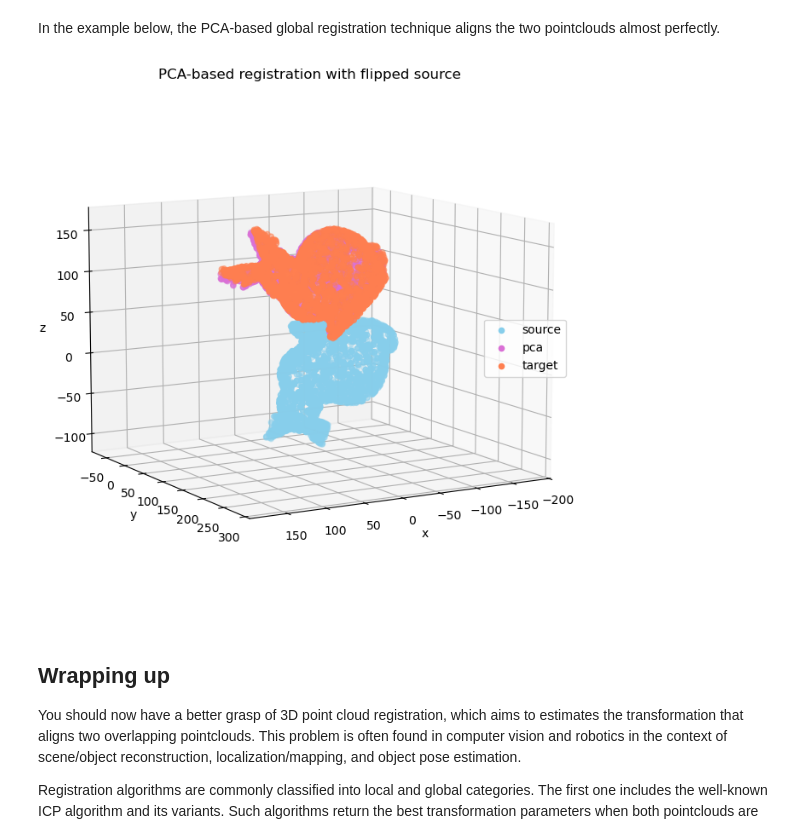
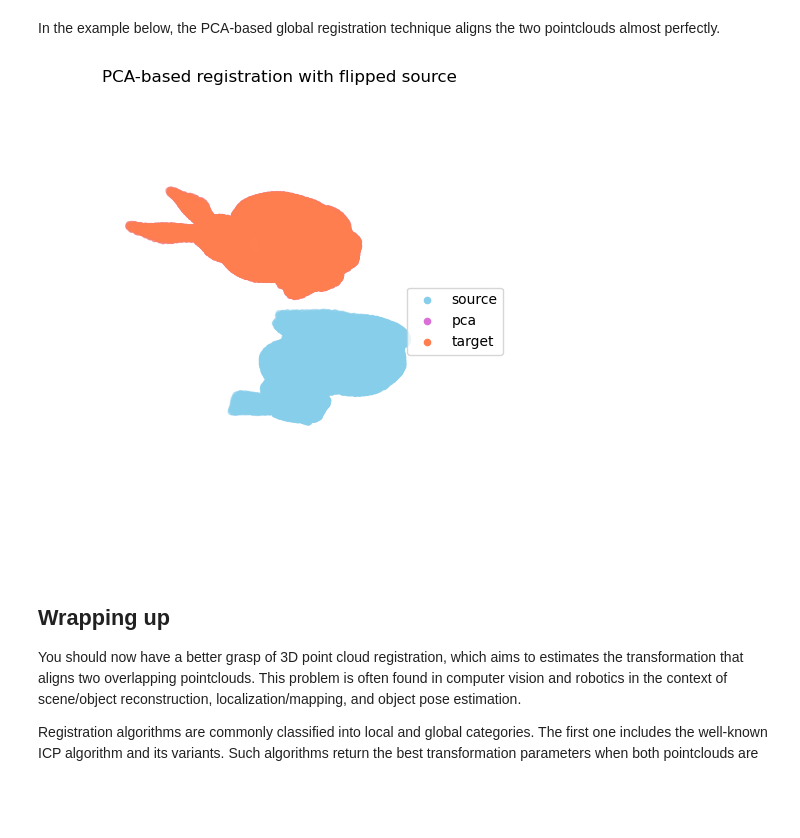
Before and after one commit to jlgregorio/tutorials-pointcloud-python, a Jupyter notebook: 09.registration.ipynb, the cells around one changed output. Drawn from its saved outputs; the diff is of its cells as text; code cells hidden in the pictures; blank space fills up the shorter version.

```diff
--- a/09.registration.ipynb
+++ b/09.registration.ipynb
@@ -554,28 +523,26 @@ def register_pca(p, q):
 In the example below, the PCA-based global registration technique aligns the two pointclouds almost perfectly.
 # %%
 # PCA-based registration
-R_pca, T_pca = register_pca(points_flipped_sub, points_transformed_sub)
-points_sub_pca = (R_pca @ points_flipped_sub.T).T + T_pca
+R_pca, T_pca = register_pca(points_flipped, points_transformed)
+points_sub_pca = (R_pca @ points_flipped.T).T + T_pca
 
 # Visualize source (flipped), pca aligned and target pointclouds
-fig = plt.figure(figsize=(8, 8))
+fig = plt.figure(figsize=(8, 6))
 ax = fig.add_subplot(111, projection="3d")
-ax.scatter(points_flipped_sub[:, 0], points_flipped_sub[:, 1], points_flipped_sub[:, 2],
-           c='skyblue', label="source")
+ax.scatter(points_flipped[:, 0], points_flipped[:, 1],
+           points_flipped[:, 2], c='skyblue', label="source")
 ax.scatter(points_sub_pca[:, 0], points_sub_pca[:, 1], points_sub_pca[:, 2],
            c='orchid', label="pca")
-ax.scatter(points_transformed_sub[:, 0], points_transformed_sub[:, 1], points_transformed_sub[:, 2],
-           c='coral', label="target")
-ax.set_xlabel('x')
-ax.set_ylabel('y')
-ax.set_zlabel('z')
+ax.scatter(points_transformed[:, 0], points_transformed[:, 1],
+           points_transformed[:, 2], c='coral', label="target")
 ax.legend(loc="right")
 ax.view_init(10, 60)
-plt.axis("equal")
-plt.title("PCA-based registration with flipped source")
+ax.set_box_aspect([1, 1, 1])
+ax.set_axis_off()
+ax.set_title("PCA-based registration with flipped source")
 plt.show()
 # %% [output]
-[figure, old version]
+[figure, new version]
 # %% [markdown]
 ## Wrapping up
 
```
Also changed, not shown: parts of 12 cells of this notebook.
